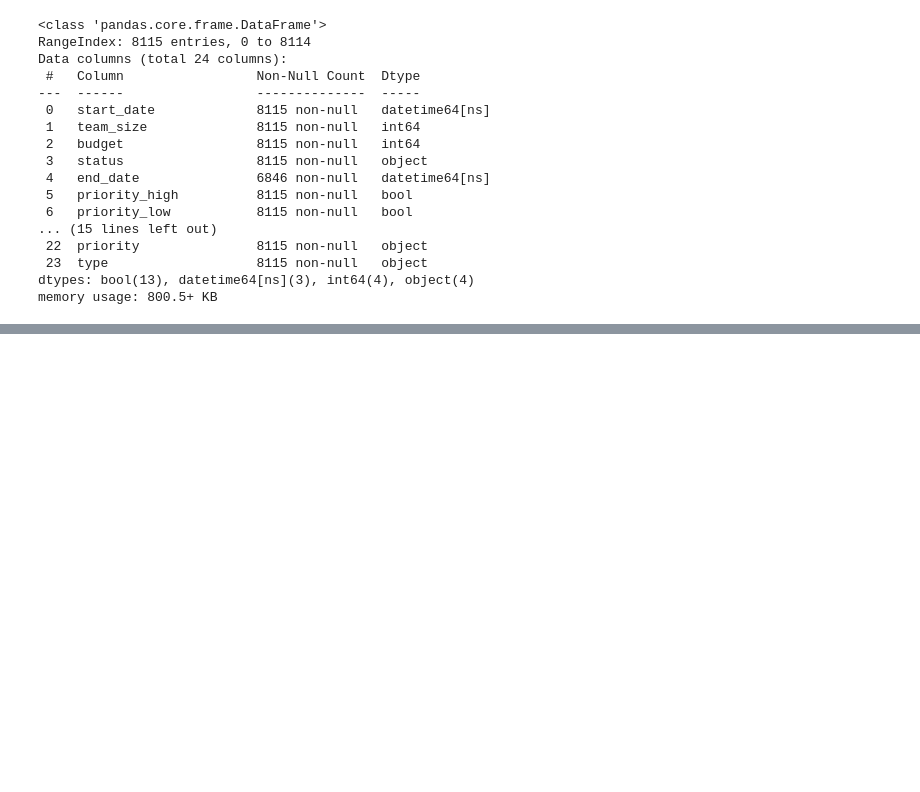
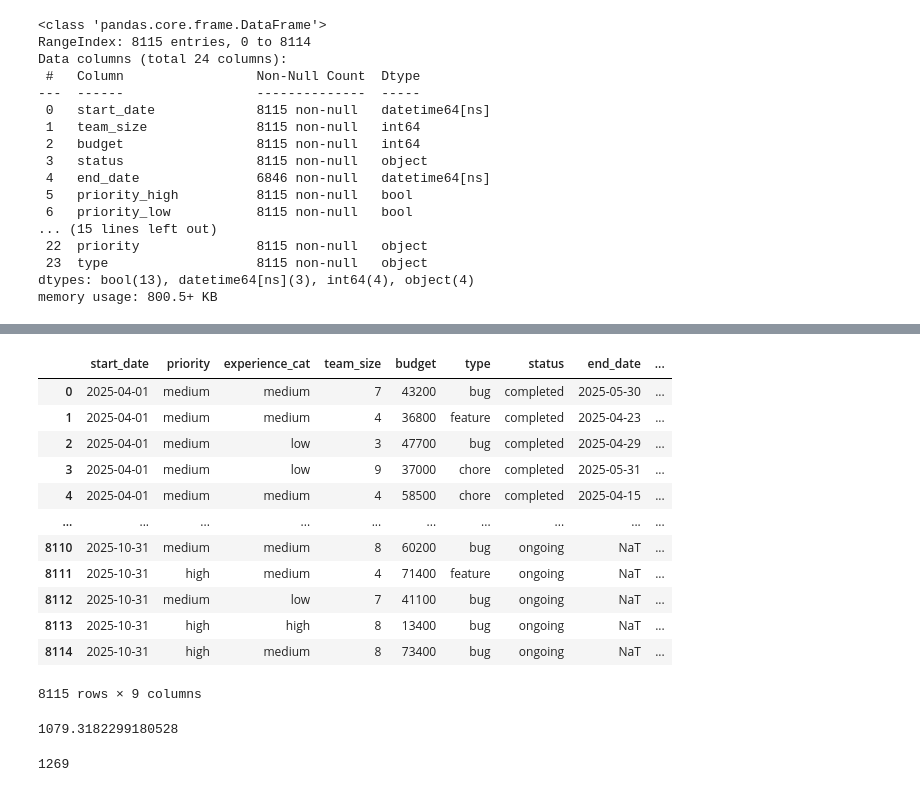
Before and after one commit to YaikavdK/Stat_practicum_1, a Jupyter notebook: opdracht 3b.ipynb, the cells around one changed output, grey strips where cells are left out. Saved outputs shown, nothing was run; the diff lists cells and outputs as text; code cells hidden in the pictures; blank space fills up the shorter version.

```diff
--- a/opdracht 3b.ipynb
+++ b/opdracht 3b.ipynb
@@ -424,0 +186,35 @@ rmst_30_60
+# %%
+df
+# %% [output]
+|  | start_date | priority | experience_cat | team_size | budget | type | status | end_date | ... |
+| 0 | 2025-04-01 | medium | medium | 7 | 43200 | bug | completed | 2025-05-30 | ... |
+| 1 | 2025-04-01 | medium | medium | 4 | 36800 | feature | completed | 2025-04-23 | ... |
+| 2 | 2025-04-01 | medium | low | 3 | 47700 | bug | completed | 2025-04-29 | ... |
+| 3 | 2025-04-01 | medium | low | 9 | 37000 | chore | completed | 2025-05-31 | ... |
+| 4 | 2025-04-01 | medium | medium | 4 | 58500 | chore | completed | 2025-04-15 | ... |
+| ... | ... | ... | ... | ... | ... | ... | ... | ... | ... |
+| 8110 | 2025-10-31 | medium | medium | 8 | 60200 | bug | ongoing | NaT | ... |
+| 8111 | 2025-10-31 | high | medium | 4 | 71400 | feature | ongoing | NaT | ... |
+| 8112 | 2025-10-31 | medium | low | 7 | 41100 | bug | ongoing | NaT | ... |
+| 8113 | 2025-10-31 | high | high | 8 | 13400 | bug | ongoing | NaT | ... |
+| 8114 | 2025-10-31 | high | medium | 8 | 73400 | bug | ongoing | NaT | ... |
+8115 rows × 9 columns
+# %%
+einddate = pd.Timestamp("2025-11-30")
+
+VW = 0
+
+for idx, item in df[df["status"] == "ongoing"].iterrows():
+    tup = item["Combinatie_tuple"]
+    start_date = item["start_date"]
+    max_dagen = (einddate - start_date).days
+
+    kans_opgelost = p_opgelost_binnen_curve(curves[tup], max_dagen)
+    VW+=kans_opgelost
+VW
+# %% [output]
+1079.3182299180528
+# %%
+len(df[df["status"] == "ongoing"])
+# %% [output]
+1269
```
Also changed, not shown: parts of 25 cells of this notebook.
